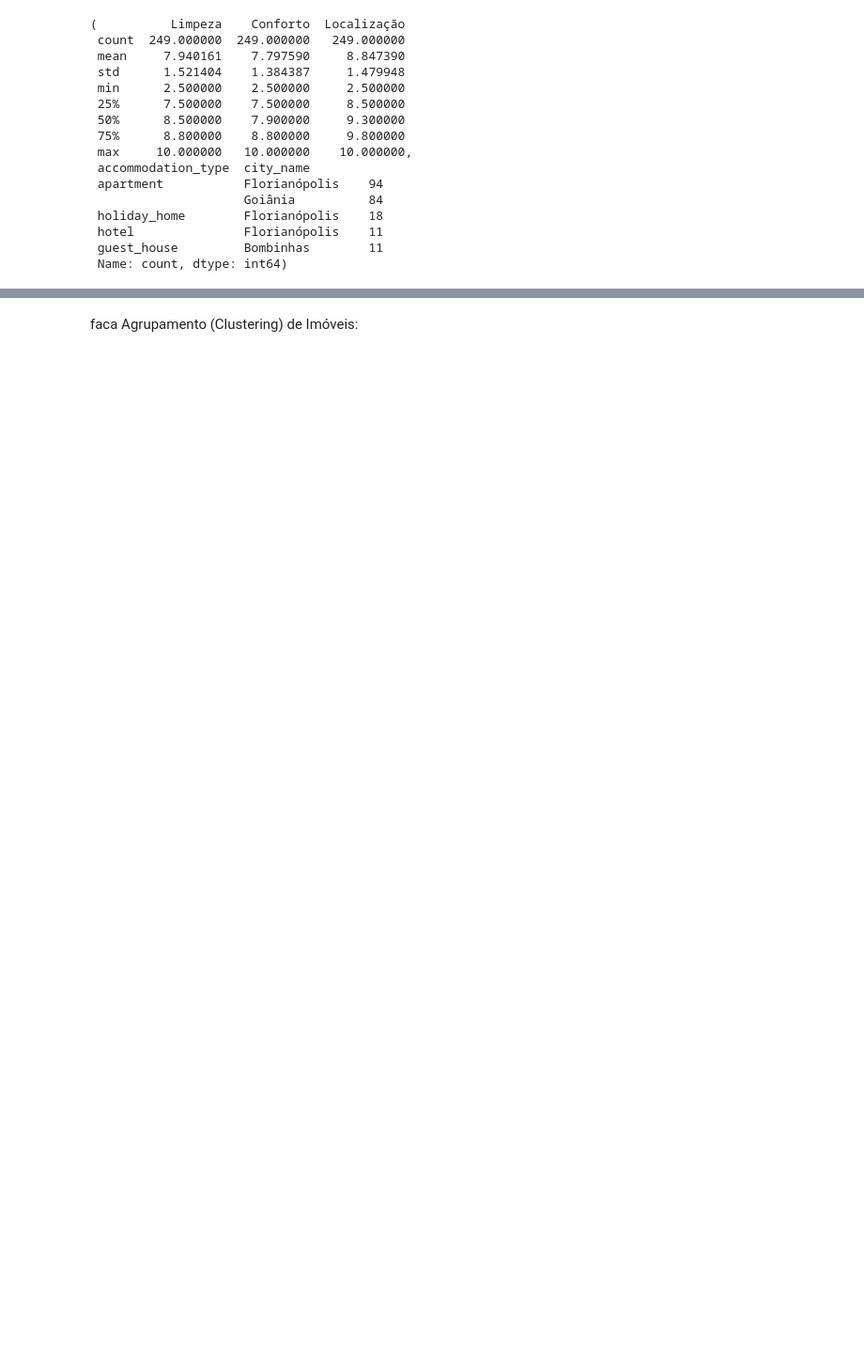
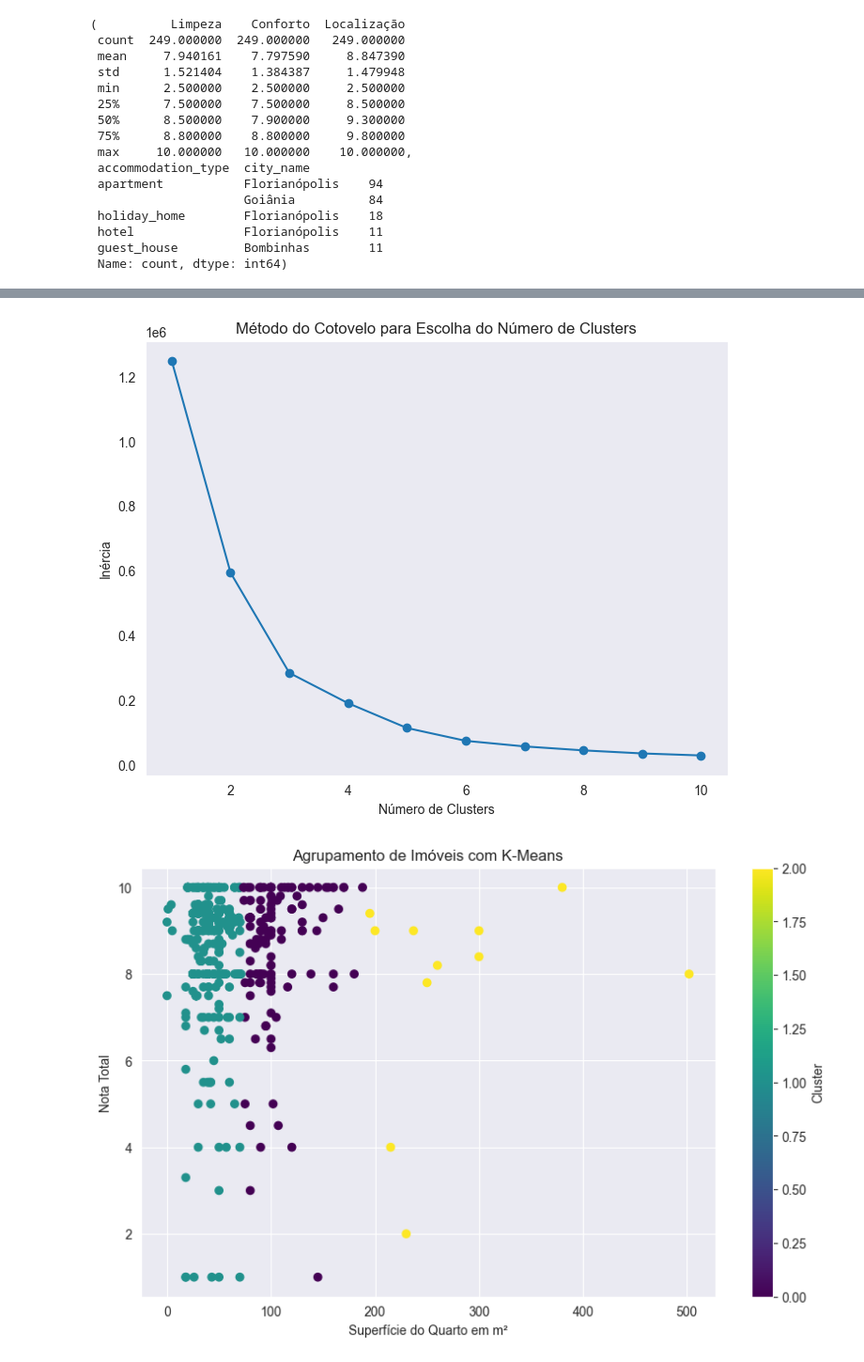
Before and after one commit to IsisAraujo/desafio_pratico_Seazone, a Jupyter notebook: eda_seazone.ipynb, the cells around one changed output, grey strips where cells are left out. Shown: that part at 94% size. Cells and saved outputs as stored; diff of their text form; code cells hidden in the pictures; blank space fills up the shorter version.

```diff
--- a/eda_seazone.ipynb
+++ b/eda_seazone.ipynb
@@ -405,3 +414,40 @@ analise_categorias, padroes_comuns.head()
-# %% [markdown]
-
-faca Agrupamento (Clustering) de Imóveis:
+# %%
+features = merged_df[['room_surface_in_m2', 'Total']].dropna()
+
+inertia = []
+
+#vou selecionar a quantidade de clusters de acordo com a regra do cotovelo
+n_clusters_range = range(1, 11)
+for n_clusters in n_clusters_range:
+    kmeans = KMeans(n_clusters=n_clusters, random_state=0)
+    kmeans.fit(features)
+    inertia.append(kmeans.inertia_)
+
+# Plote o gráfico do método do cotovelo
+plt.figure(figsize=(8, 6))
+plt.plot(n_clusters_range, inertia, marker='o')
+plt.xlabel('Número de Clusters')
+plt.ylabel('Inércia')
+plt.title('Método do Cotovelo para Escolha do Número de Clusters')
+plt.grid()
+plt.show()
+
+chosen_n_clusters = 3  # Substitui pela qtd mostrada na curva do cotovelo.
+
+kmeans = KMeans(n_clusters=chosen_n_clusters, random_state=0).fit(features)
+
+features['Cluster'] = kmeans.labels_
+
+# Plotar os clusters
+plt.figure(figsize=(10, 6))
+plt.scatter(features['room_surface_in_m2'], features['Total'], c=features['Cluster'], cmap='viridis')
+plt.xlabel('Superfície do Quarto em m²')
+plt.ylabel('Nota Total')
+plt.title('Agrupamento de Imóveis com K-Means')
+plt.colorbar(label='Cluster')
+plt.show()
+
+features.groupby('Cluster').mean()
+# %% [output]
+[figure, added]
+[figure, added]
```
Also changed, not shown: parts of 14 cells of this notebook, 3 other files.
